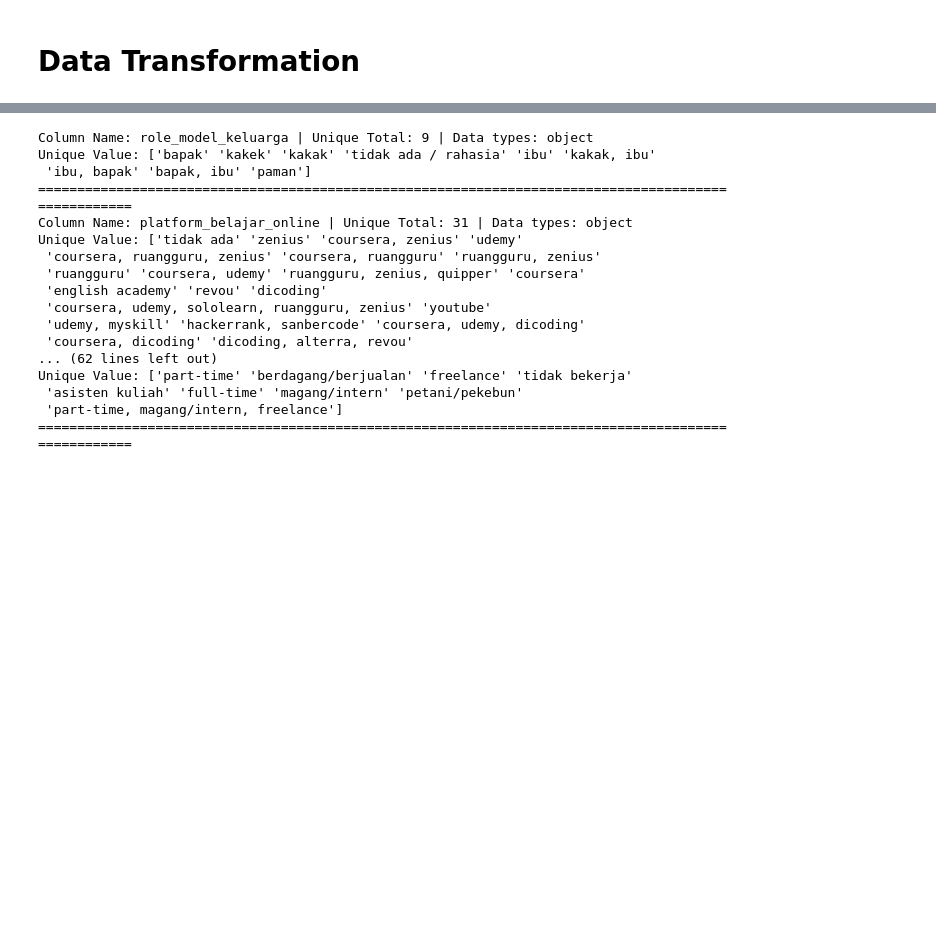
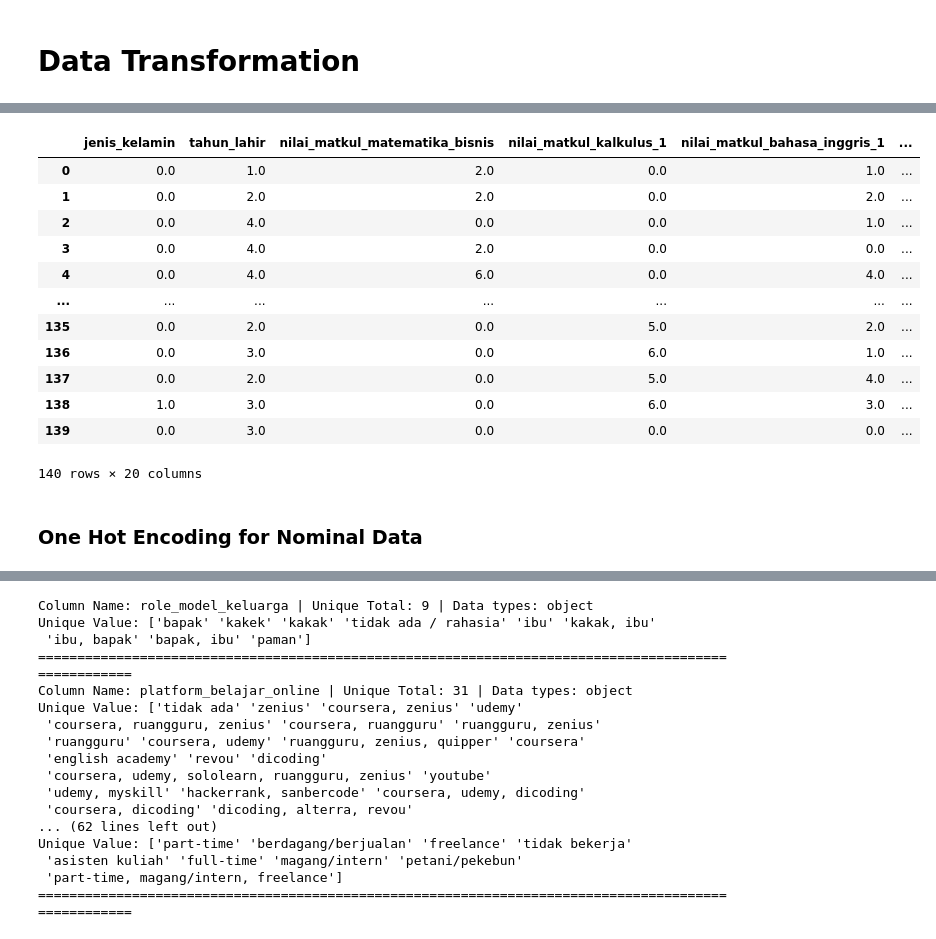
Before and after one commit to arsyadCode/ProjekTA_UPERESEARCH, a Jupyter notebook: Udin/Preprocessing Data Quisioner.ipynb, the cells around one changed output, grey strips where cells are left out. Saved outputs shown, nothing was run; the diff lists cells and outputs as text; code cells hidden in the pictures; blank space fills up the shorter version.

```diff
--- a/Udin/Preprocessing Data Quisioner.ipynb
+++ b/Udin/Preprocessing Data Quisioner.ipynb
@@ -1694,0 +1708,4 @@ memory usage: 40.6+ KB
+# %%
+list_numeric_data = df_cleaned.select_dtypes('number').columns.tolist()
+columns_numeric_data = df_cleaned[list_numeric_data].copy()
+columns_numeric_data.head()
@@ -1694,0 +1719,7 @@ memory usage: 40.6+ KB
+# %%
+scaler = MinMaxScaler()
+columns_numeric_data[list_numeric_data] = scaler.fit_transform(columns_numeric_data[list_numeric_data])
+
+df_cleaned[list_numeric_data] = columns_numeric_data
+
+df_cleaned[list_numeric_data].head()
@@ -1694,0 +1776,29 @@ memory usage: 40.6+ KB
+# %%
+list_ordinal_data = [
+    'jenis_kelamin',
+    'tahun_lahir',
+    'nilai_matkul_matematika_bisnis',
+    'nilai_matkul_kalkulus_1',
+    'nilai_matkul_bahasa_inggris_1',
+    'memiliki_beasiswa',
+    'tipe_sma',
+    'latar_belakang_sma',
+    'pendidikan_ibu',
+    'pendidikan_ayah',
+    'jumlah_saudara',
+    'penghasilan_orang_tua',
+    'rating_kesan_mata_kuliah',
+    'waktu_khusus_belajar',
+    'akses_pembelajaran',
+    'suka_lomba',
+    'total_mengikuti_lomba',
+    'total_akses_sosial_media',
+    'estimasi_waktu_perjalanan_ke_kampus',
+    'durasi_bekerja_selama_kuliah',
+]
+
+columns_ordinal_data = df_cleaned[list_ordinal_data].copy()
+for column, value in columns_ordinal_data.items():
+    print(f'Column Name: {column} | Unique Total: {value.nunique()} | Data types: {value.dtype}')
+    print(f'Unique Value: {value.unique()}')
+    print('='*100)
@@ -1694,0 +1823,21 @@ memory usage: 40.6+ KB
+# %%
+oe = OrdinalEncoder()
+
+columns_ordinal_data[list_ordinal_data] = oe.fit_transform(columns_ordinal_data[list_ordinal_data])
+columns_ordinal_data
+# %% [output]
+|  | jenis_kelamin | tahun_lahir | nilai_matkul_matematika_bisnis | nilai_matkul_kalkulus_1 | nilai_matkul_bahasa_inggris_1 | ... |
+| 0 | 0.0 | 1.0 | 2.0 | 0.0 | 1.0 | ... |
+| 1 | 0.0 | 2.0 | 2.0 | 0.0 | 2.0 | ... |
+| 2 | 0.0 | 4.0 | 0.0 | 0.0 | 1.0 | ... |
+| 3 | 0.0 | 4.0 | 2.0 | 0.0 | 0.0 | ... |
+| 4 | 0.0 | 4.0 | 6.0 | 0.0 | 4.0 | ... |
+| ... | ... | ... | ... | ... | ... | ... |
+| 135 | 0.0 | 2.0 | 0.0 | 5.0 | 2.0 | ... |
+| 136 | 0.0 | 3.0 | 0.0 | 6.0 | 1.0 | ... |
+| 137 | 0.0 | 2.0 | 0.0 | 5.0 | 4.0 | ... |
+| 138 | 1.0 | 3.0 | 0.0 | 6.0 | 3.0 | ... |
+| 139 | 0.0 | 3.0 | 0.0 | 0.0 | 0.0 | ... |
+140 rows × 20 columns
+# %% [markdown]
+### One Hot Encoding for Nominal Data
```
Also changed, not shown: parts of 39 cells of this notebook, 1 other file.
